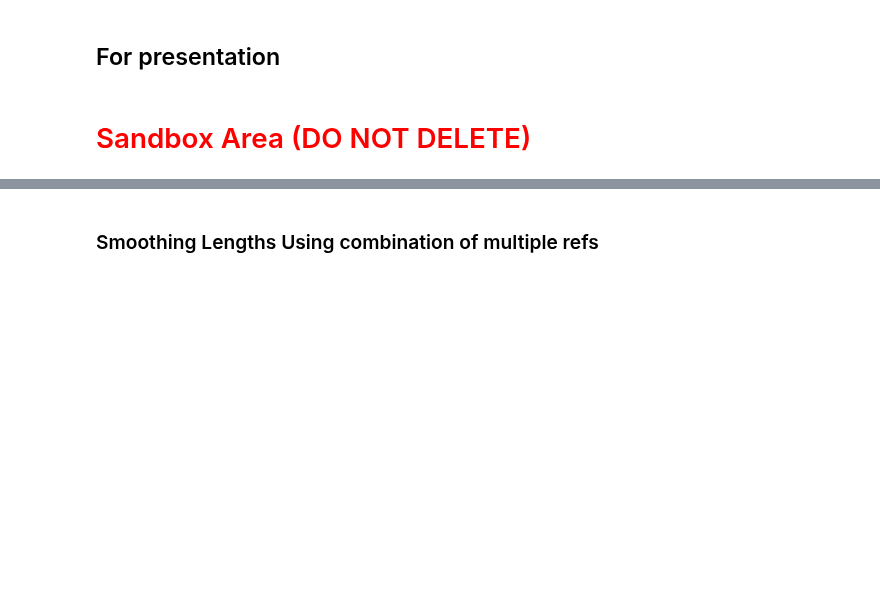
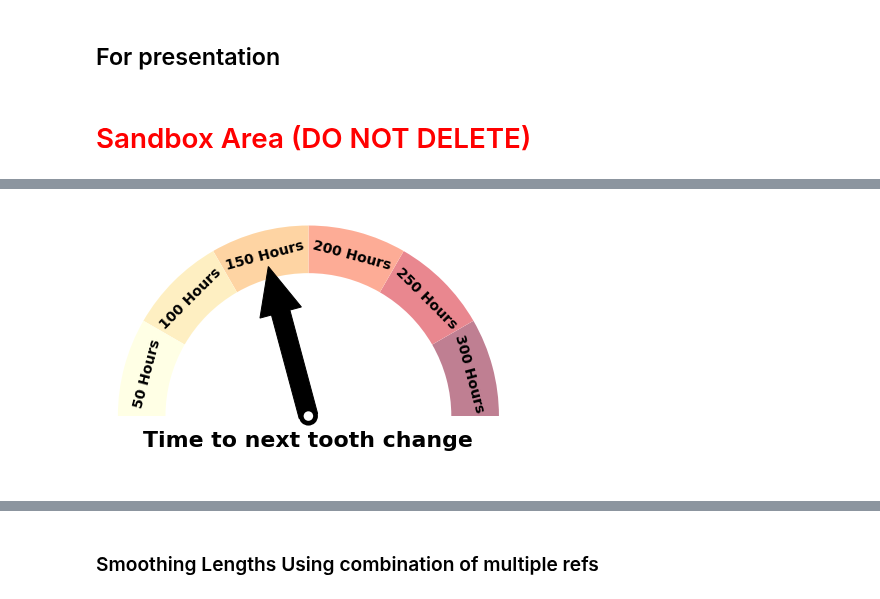
Before and after one commit to hooman67/poseEstimation, a Jupyter notebook: hsWM_algoDev.ipynb, the cells around one changed output, grey strips where cells are left out. Saved outputs shown, nothing was run; the diff lists cells and outputs as text; code cells hidden in the pictures; blank space fills up the shorter version.

```diff
--- a/hsWM_algoDev.ipynb
+++ b/hsWM_algoDev.ipynb
@@ -4614,0 +4756,5 @@ fig, ax=plt.subplots(num=10, clear=True)
+# %%
+gauge(labels=['50 Hours','100 Hours','150 Hours','200 Hours','250 Hours','300 Hours'], \
+      colors='YlOrRd_r', arrow=3, title='Time to next tooth change')
+# %% [output]
+[figure, added]
```
Also changed, not shown: parts of 24 cells of this notebook.
